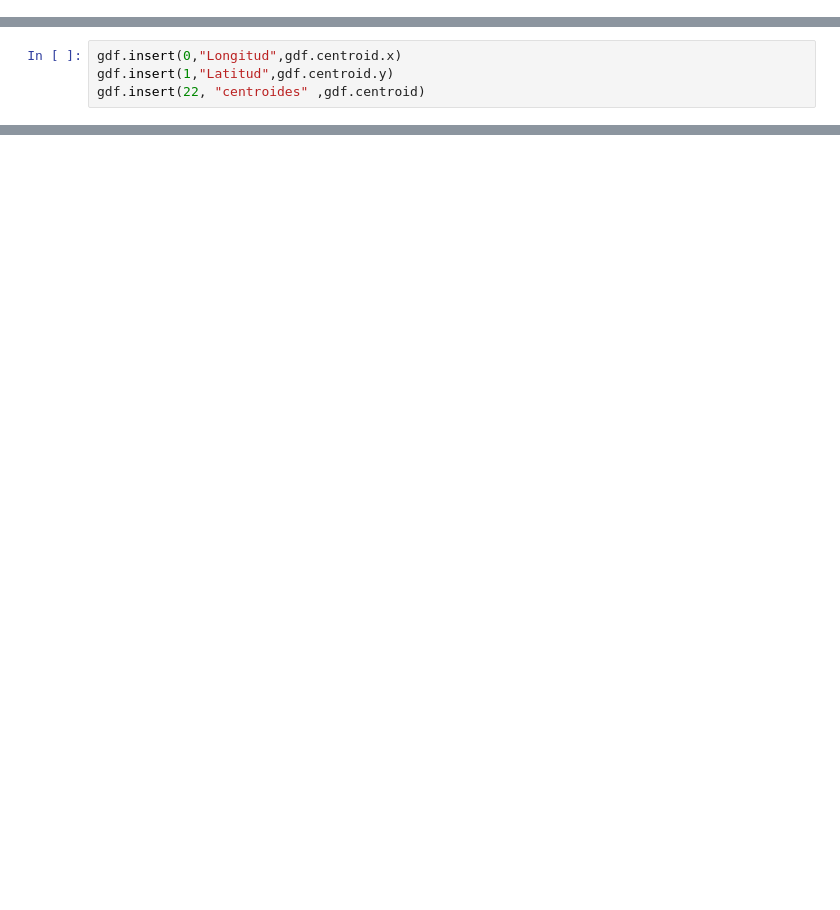
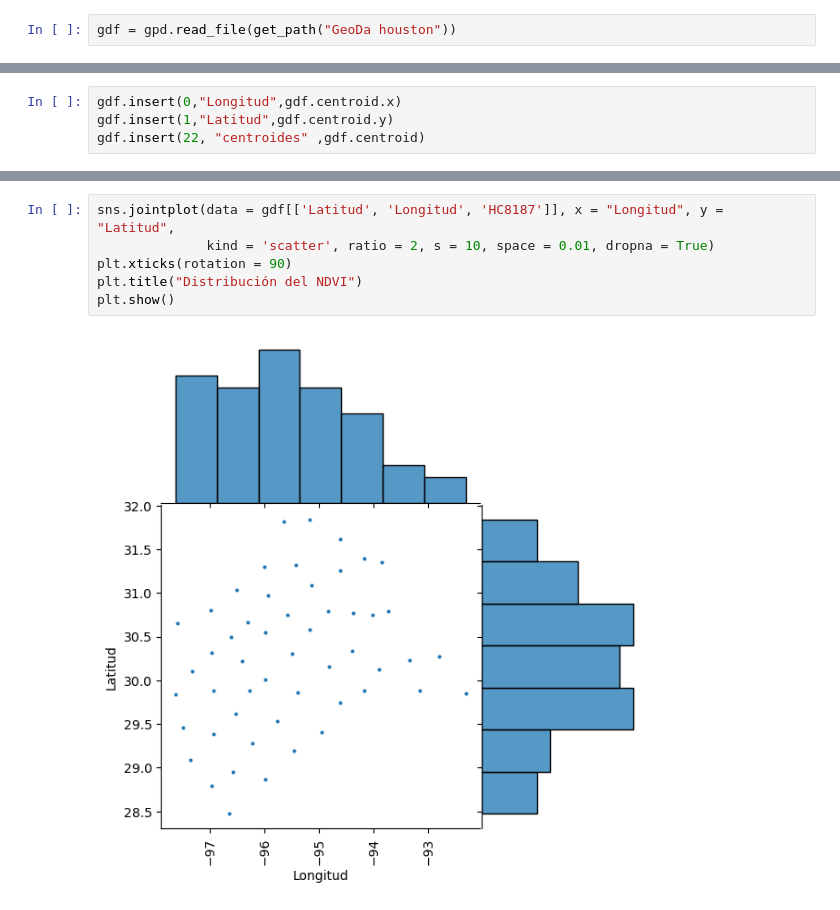
Before and after one commit to earthdeveloperjuanse/MGITG, a Jupyter notebook: Modelamiento/Taller_2_PatronesEspaciales.ipynb, the cells around one changed output, grey strips where cells are left out. Drawn from its saved outputs; the diff is of its cells as text; blank space fills up the shorter version.

```diff
--- a/Modelamiento/Taller_2_PatronesEspaciales.ipynb
+++ b/Modelamiento/Taller_2_PatronesEspaciales.ipynb
@@ -21,0 +55,2 @@ gdf = gpd.read_file(r'C:\Users\Jhernandez\Desktop\GitHub\MGITG\Modelamiento\Repo
+# %%
+gdf = gpd.read_file(get_path("GeoDa houston"))
@@ -27,0 +99,8 @@ gdf.insert(22, "centroides" ,gdf.centroid)
+# %%
+sns.jointplot(data = gdf[['Latitud', 'Longitud', 'HC8187']], x = "Longitud", y = "Latitud",
+              kind = 'scatter', ratio = 2, s = 10, space = 0.01, dropna = True)
+plt.xticks(rotation = 90)
+plt.title("Distribución del NDVI")
+plt.show()
+# %% [output]
+[figure, added]
```
Also changed, not shown: parts of 56 cells of this notebook.
